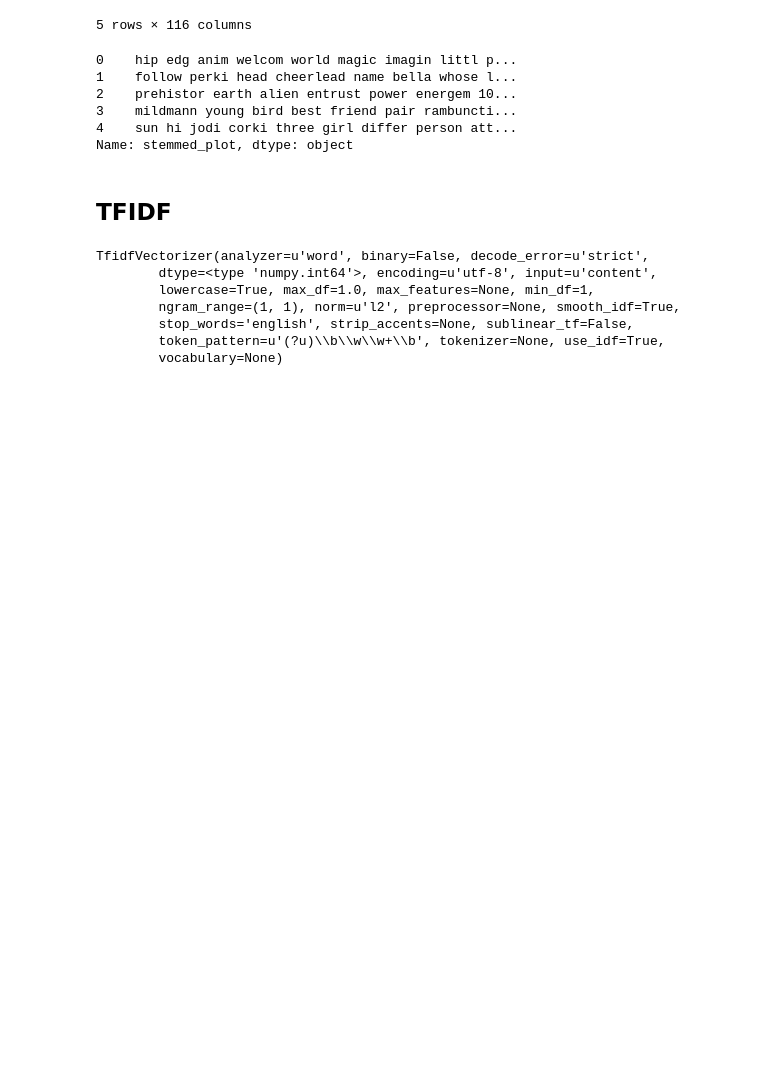
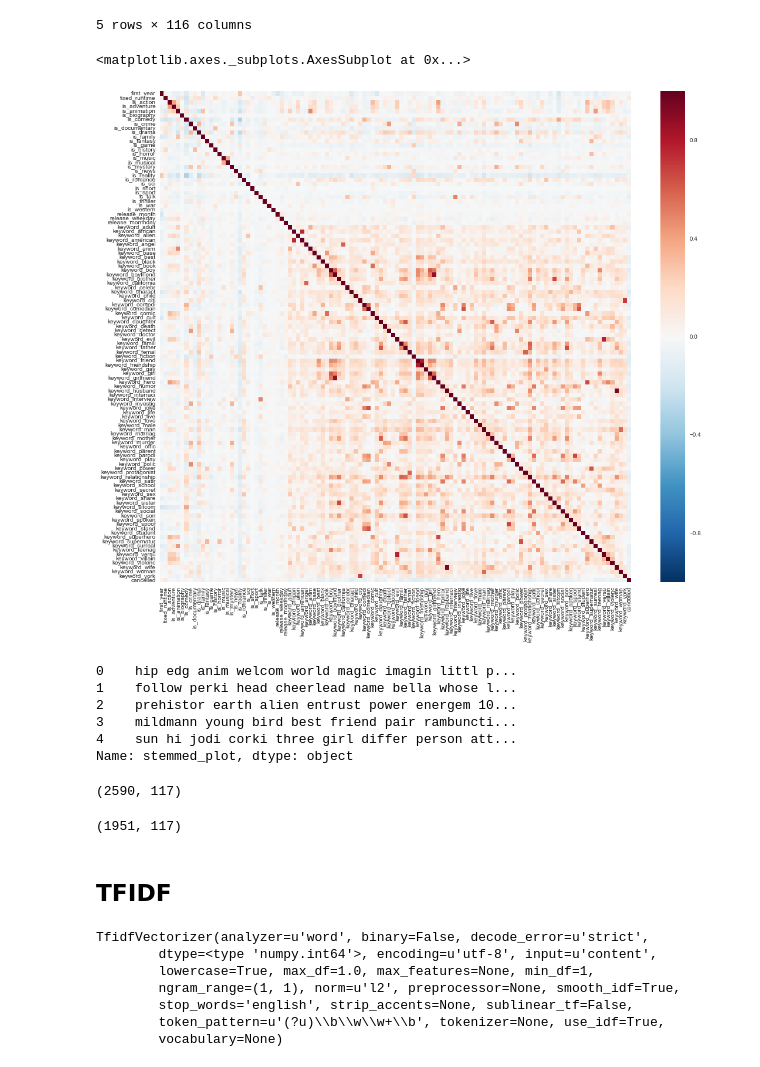
Before and after one commit to cgeppig/Will_My_Show_Get_Cancelled, a Jupyter notebook: Capstone Modeling.ipynb, the cells around one changed output. Cells and saved outputs as stored; diff of their text form; code cells hidden in the pictures; blank space fills up the shorter version.

```diff
--- a/Capstone Modeling.ipynb
+++ b/Capstone Modeling.ipynb
@@ -25,0 +78,6 @@ shows = pd.read_csv('shows_good_data.csv')
+# %%
+## fixed runtime still has a lot of strange or missing values.
+## adding dummy variables for half-hour- and hour-long shows
+shows['half_hour'] = shows['fixed_runtime'].apply(lambda x: 1 if (x>=20) and (x<= 30) else 0)
+# %%
+shows['full_hour'] = shows['fixed_runtime'].apply(lambda x: 1 if (x>=42) and (x<= 60) else 0)
@@ -25,0 +96,3 @@ shows = pd.read_csv('shows_good_data.csv')
+# %%
+## dropping original runtime column
+shows.drop('fixed_runtime', inplace=True, axis=1)
@@ -33,6 +114,12 @@ shows.head()
 | 3 | 2015 | 22.0 | 0 | 0 | 1 | 0 | 1 | 0 | ... |
 | 4 | 2015 | 30.0 | 0 | 0 | 0 | 0 | 1 | 0 | ... |
 5 rows × 116 columns
+# %%
+plt.figure(figsize=(18, 15))
+sns.heatmap(shows.corr())
+# %% [output]
+<matplotlib.axes._subplots.AxesSubplot at 0x...>
+[figure, added]
 # %%
 shows['stemmed_plot'].head()
 # %% [output]
@@ -48,4 +135,13 @@ Name: stemmed_plot, dtype: object
 #     return "".join(ch for ch in text if ch not in exclude)
 # %%
 # shows['stemmed_plot'] = shows['stemmed_plot'].dropna().apply(remove_punctuation)
+# %%
+shows.shape
+# %% [output]
+(2590, 117)
+# %%
+## dropping missing values, down to a little under 2000 shows.
+shows.dropna().shape
+# %% [output]
+(1951, 117)
 # %%
```
Also changed, not shown: parts of 37 cells of this notebook, 3 other files.
